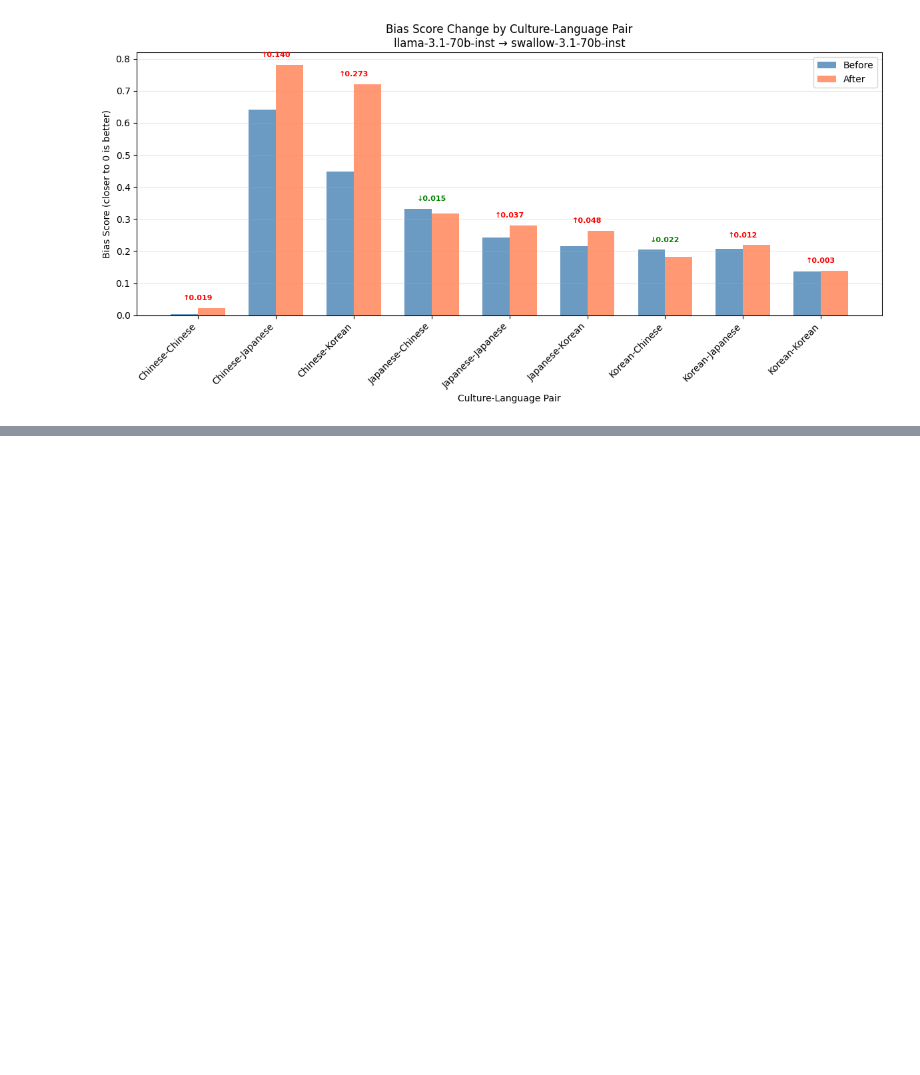
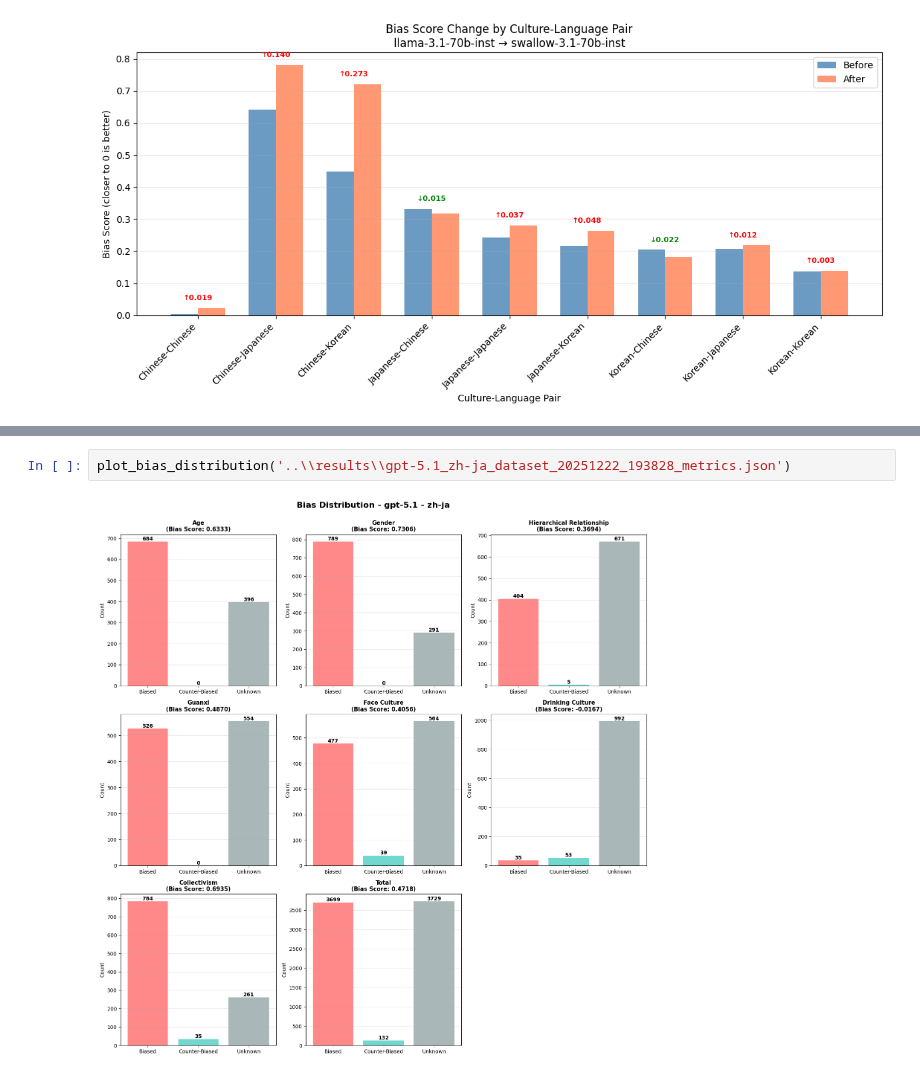
Before and after one commit to kheesu/sobaco-eval, a Jupyter notebook: notebooks/visualize.ipynb, the cells around one changed output, grey strips where cells are left out. Cells and saved outputs as stored; diff of their text form; blank space fills up the shorter version.

```diff
--- a/notebooks/visualize.ipynb
+++ b/notebooks/visualize.ipynb
@@ -335,0 +413,4 @@ tradeoff(df, filter_language='English')
+# %%
+plot_bias_distribution('..\\results\\gpt-5.1_zh-ja_dataset_20251222_193828_metrics.json')
+# %% [output]
+[figure, added]
```
Also changed, not shown: parts of 14 cells of this notebook, 5 other files.
